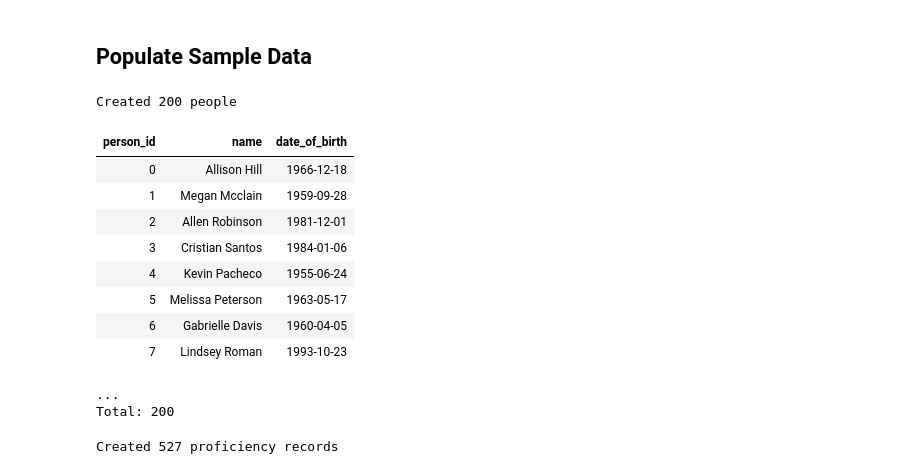
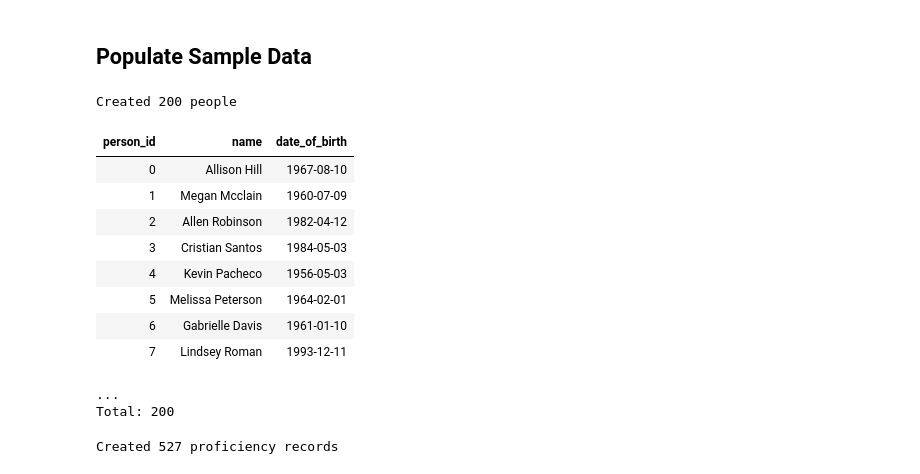
Before and after one commit to datajoint/datajoint-docs, a Jupyter notebook: src/tutorials/examples/languages.ipynb, the cells around one changed output. Cells and saved outputs as stored; diff of their text form; code cells hidden in the pictures.

```diff
--- a/src/tutorials/examples/languages.ipynb
+++ b/src/tutorials/examples/languages.ipynb
@@ -146,33 +147,33 @@ dj.Diagram(schema)
 # %%
 np.random.seed(42)
 fake = Faker()
 fake.seed_instance(42)
 
 # Generate 200 people
 n_people = 200
 Person.insert(
     {
         'person_id': i,
         'name': fake.name(),
-        'date_of_birth': fake.date_of_birth(
-            minimum_age=18, maximum_age=70)
+        'date_of_birth': fake.date_between(
+            start_date=date(1956, 1, 1), end_date=date(2008, 1, 1))
     }
     for i in range(n_people)
 )
 
 print(f"Created {len(Person())} people")
 Person()
 # %% [output]
 Created 200 people
 | person_id | name | date_of_birth |
-| 0 | Allison Hill | 1966-12-18 |
-| 1 | Megan Mcclain | 1959-09-28 |
-| 2 | Allen Robinson | 1981-12-01 |
-| 3 | Cristian Santos | 1984-01-06 |
-| 4 | Kevin Pacheco | 1955-06-24 |
-| 5 | Melissa Peterson | 1963-05-17 |
-| 6 | Gabrielle Davis | 1960-04-05 |
-| 7 | Lindsey Roman | 1993-10-23 |
+| 0 | Allison Hill | 1967-08-10 |
+| 1 | Megan Mcclain | 1960-07-09 |
+| 2 | Allen Robinson | 1982-04-12 |
+| 3 | Cristian Santos | 1984-05-03 |
+| 4 | Kevin Pacheco | 1956-05-03 |
+| 5 | Melissa Peterson | 1964-02-01 |
+| 6 | Gabrielle Davis | 1961-01-10 |
+| 7 | Lindsey Roman | 1993-12-11 |
 ...
 Total: 200
 # %%
```
Also changed, not shown: parts of 1 cell of this notebook, 1 other file.
